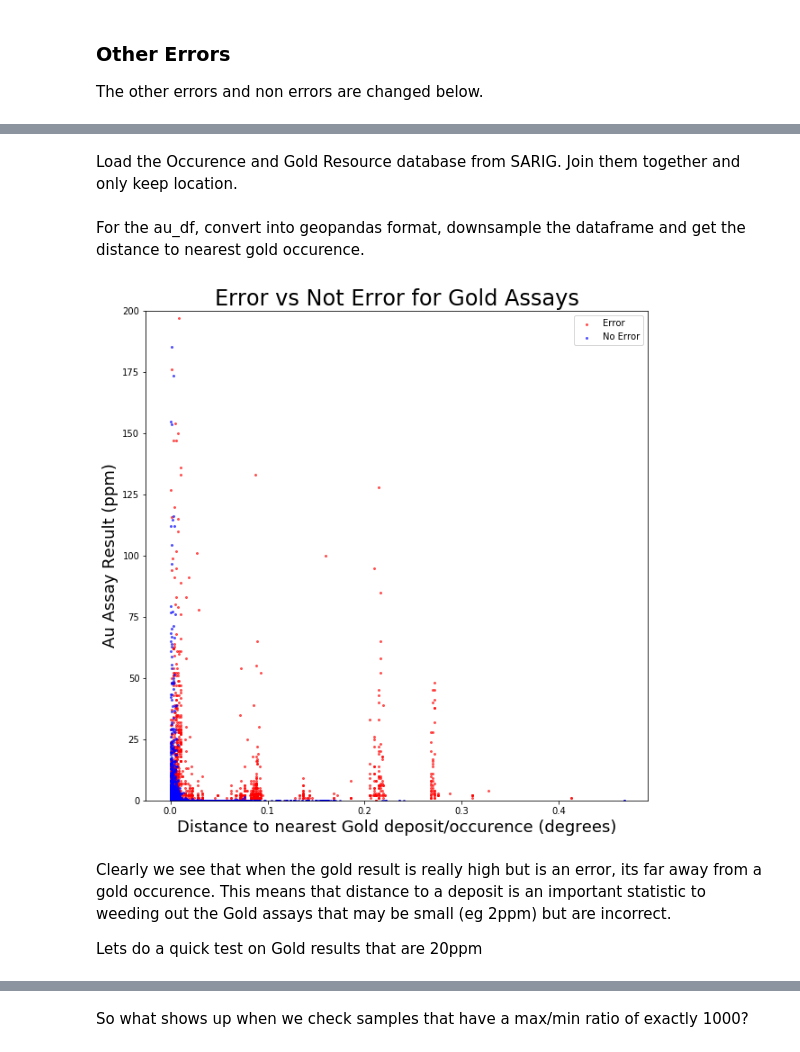
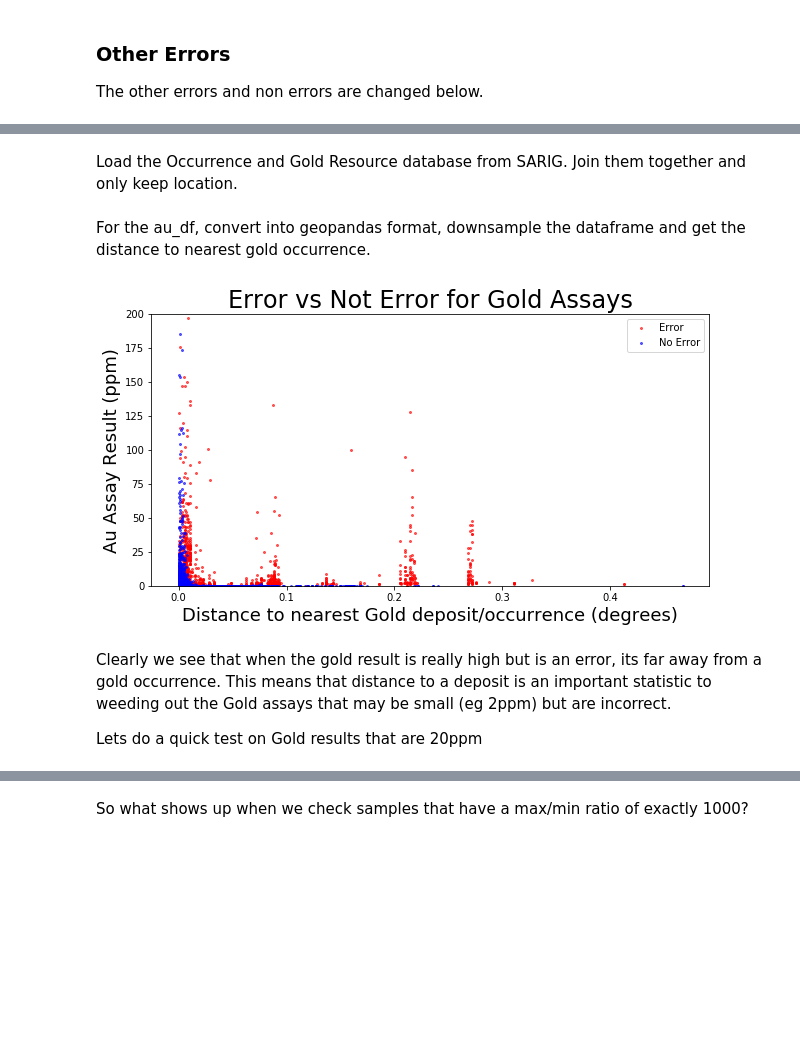
Before and after one commit to mrodda117/CalderaPublic, a Jupyter notebook: SARIG Geochemistry Data Entry Errors.ipynb, the cells around one changed output, grey strips where cells are left out. Saved outputs shown, nothing was run; the diff lists cells and outputs as text; code cells hidden in the pictures; blank space fills up the shorter version.

```diff
--- a/SARIG Geochemistry Data Entry Errors.ipynb
+++ b/SARIG Geochemistry Data Entry Errors.ipynb
@@ -1157,7 +1157,7 @@ For each element, we can take the distance to the nearest deposit/occurence asso
 au_df = tmp[(tmp['ele'] == 'Au') & ~(tmp['fixed_result'].isnull())]
 au_df.loc[:, 'is_error'] = np.where(au_df['result'] != au_df['fixed_result'], 1, 0).copy()
 # %% [markdown]
-Load the Occurence and Gold Resource database from SARIG. Join them together and only keep location.
+Load the Occurrence and Gold Resource database from SARIG. Join them together and only keep location.
 # %%
 import geopandas as gpd
 occ = gpd.read_file('occurence/mindep_activity_all_occur.shp')
@@ -1168,7 +1168,7 @@ dep = gpd.read_file('occurence/Gold.shp')['geometry']
 
 gold = occ['geometry'].append(dep).reset_index(drop=True)
 # %% [markdown]
-For the au_df, convert into geopandas format, downsample the dataframe and get the distance to nearest gold occurence.
+For the au_df, convert into geopandas format, downsample the dataframe and get the distance to nearest gold occurrence.
 # %%
 from shapely.geometry import Point
 local_crs = {'init' : 'epsg:28353'}
@@ -1191,28 +1191,28 @@ au_df = au_df.sample(frac = 0.05)
 
 # Get the minimum distance for each sample to each gold location
 # Taking the min over axis 0 reduces it down to min dist for each sample
-au_df['dist_to_occurence'] = gold.apply(lambda x: au_df.distance(x)).min(axis = 0)
+au_df['dist_to_occurrence'] = gold.apply(lambda x: au_df.distance(x)).min(axis = 0)
 # %%
 import matplotlib.pyplot as plt
-plt.rcParams['figure.figsize'] = [10,10]
-plt.scatter(x = au_df[au_df['is_error'] == 1]['dist_to_occurence'],
+plt.rcParams['figure.figsize'] = [10,5]
+plt.scatter(x = au_df[au_df['is_error'] == 1]['dist_to_occurrence'],
             y = au_df[au_df['is_error'] == 1]['result'],
             color = 'red', alpha = 0.6, s = 4, label = 'Error')
 
 
-plt.scatter(x = au_df[au_df['is_error'] == 0]['dist_to_occurence'],
+plt.scatter(x = au_df[au_df['is_error'] == 0]['dist_to_occurrence'],
             y = au_df[au_df['is_error'] == 0]['result'],
             color = 'blue', alpha = 0.6, s = 4, label = 'No Error')
 
 plt.legend()
 plt.title('Error vs Not Error for Gold Assays', fontsize = 24)
-plt.xlabel('Distance to nearest Gold deposit/occurence (degrees)', fontsize = 18)
+plt.xlabel('Distance to nearest Gold deposit/occurrence (degrees)', fontsize = 18)
 plt.ylabel('Au Assay Result (ppm)', fontsize = 18)
 _ = plt.ylim(0,200)
 # %% [output]
-[figure, old version]
+[figure, new version]
 # %% [markdown]
-Clearly we see that when the gold result is really high but is an error, its far away from a gold occurence. This means that distance to a deposit is an important statistic to weeding out the Gold assays that may be small (eg 2ppm) but are incorrect.
+Clearly we see that when the gold result is really high but is an error, its far away from a gold occurrence. This means that distance to a deposit is an important statistic to weeding out the Gold assays that may be small (eg 2ppm) but are incorrect.
 
 Lets do a quick test on Gold results that are 20ppm
 # %%
```
Also changed, not shown: parts of 5 cells of this notebook.
